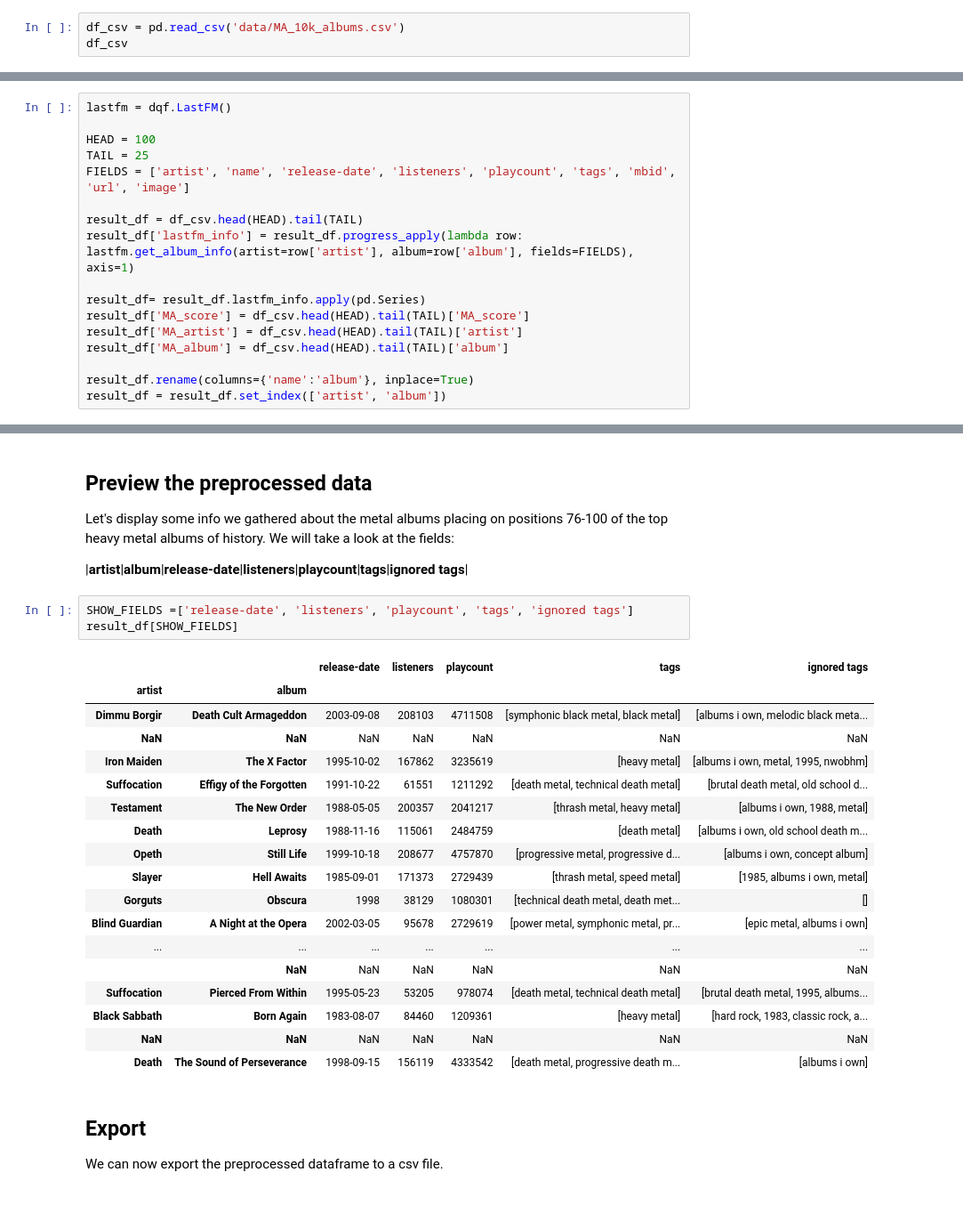
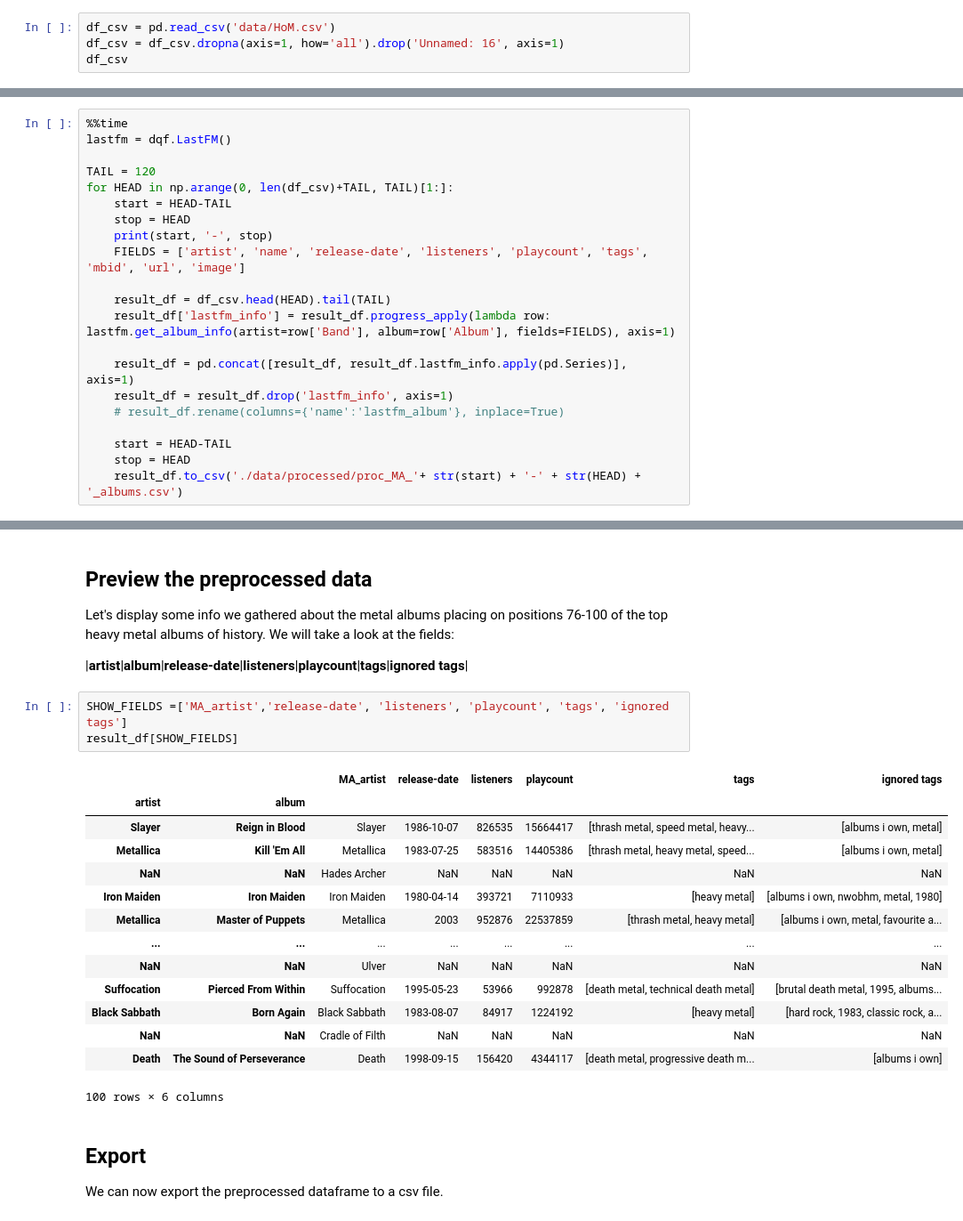
Before and after one commit to ostromann/heavy_metal_history, a Jupyter notebook: 0-preprocessing.ipynb, the cells around one changed output, grey strips where cells are left out. Shown: that part at 89% size. Drawn from its saved outputs; the diff is of its cells as text.

Commit message:
feat: Add notebook to process list of bands,

```diff
--- a/0-preprocessing.ipynb
+++ b/0-preprocessing.ipynb
@@ -23,6 +23,7 @@ __id__|__artist__|__album__|__MA_Score__|
 
 Wherte 'artist' refers to an artist's or band's name, 'album' refers to a name of an album release, and 'MA_Score' refers to the overall rating on Metal Archives.
 # %%
-df_csv = pd.read_csv('data/MA_10k_albums.csv')
+df_csv = pd.read_csv('data/HoM.csv')
+df_csv = df_csv.dropna(axis=1, how='all').drop('Unnamed: 16', axis=1)
 df_csv
 # %% [output]
@@ -47,20 +68,24 @@ For demonstration, let's preprocess the albums on position 76 to 100.
 
 *Note: Running it on the full list of 10000 albums would take a lot of time, as the APIs limit an excessive amounts of requests in a short period of time.*
 # %%
+%%time
 lastfm = dqf.LastFM()
 
-HEAD = 100
-TAIL = 25
-FIELDS = ['artist', 'name', 'release-date', 'listeners', 'playcount', 'tags', 'mbid', 'url', 'image']
+TAIL = 120
+for HEAD in np.arange(0, len(df_csv)+TAIL, TAIL)[1:]:
+    start = HEAD-TAIL
+    stop = HEAD
+    print(start, '-', stop)
+    FIELDS = ['artist', 'name', 'release-date', 'listeners', 'playcount', 'tags', 'mbid', 'url', 'image']
 
-result_df = df_csv.head(HEAD).tail(TAIL)
-result_df['lastfm_info'] = result_df.progress_apply(lambda row: lastfm.get_album_info(artist=row['artist'], album=row['album'], fields=FIELDS), axis=1)
+    result_df = df_csv.head(HEAD).tail(TAIL)
+    result_df['lastfm_info'] = result_df.progress_apply(lambda row: lastfm.get_album_info(artist=row['Band'], album=row['Album'], fields=FIELDS), axis=1)
 
-result_df= result_df.lastfm_info.apply(pd.Series)
-result_df['MA_score'] = df_csv.head(HEAD).tail(TAIL)['MA_score']
-result_df['MA_artist'] = df_csv.head(HEAD).tail(TAIL)['artist']
-result_df['MA_album'] = df_csv.head(HEAD).tail(TAIL)['album']
+    result_df = pd.concat([result_df, result_df.lastfm_info.apply(pd.Series)], axis=1)
+    result_df = result_df.drop('lastfm_info', axis=1)
+    # result_df.rename(columns={'name':'lastfm_album'}, inplace=True)
 
-result_df.rename(columns={'name':'album'}, inplace=True)
-result_df = result_df.set_index(['artist', 'album'])
+    start = HEAD-TAIL
+    stop = HEAD
+    result_df.to_csv('./data/processed/proc_MA_'+ str(start) + '-' + str(HEAD) + '_albums.csv')
 # %% [output]
@@ -73,27 +151,23 @@ We will take a look at the fields:
 
 |__artist__|__album__|__release-date__|__listeners__|__playcount__|__tags__|__ignored tags__|
 # %%
-SHOW_FIELDS =['release-date', 'listeners', 'playcount', 'tags', 'ignored tags']
+SHOW_FIELDS =['MA_artist','release-date', 'listeners', 'playcount', 'tags', 'ignored tags']
 result_df[SHOW_FIELDS]
 # %% [output]
-|  |  | release-date | listeners | playcount | tags | ignored tags |
-| artist | album |  |  |  |  |  |
-| Dimmu Borgir | Death Cult Armageddon | 2003-09-08 | 208103 | 4711508 | [symphonic black metal, black metal] | [albums i own, melodic black meta... |
-| NaN | NaN | NaN | NaN | NaN | NaN | NaN |
-| Iron Maiden | The X Factor | 1995-10-02 | 167862 | 3235619 | [heavy metal] | [albums i own, metal, 1995, nwobhm] |
-| Suffocation | Effigy of the Forgotten | 1991-10-22 | 61551 | 1211292 | [death metal, technical death metal] | [brutal death metal, old school d... |
-| Testament | The New Order | 1988-05-05 | 200357 | 2041217 | [thrash metal, heavy metal] | [albums i own, 1988, metal] |
-| Death | Leprosy | 1988-11-16 | 115061 | 2484759 | [death metal] | [albums i own, old school death m... |
-| Opeth | Still Life | 1999-10-18 | 208677 | 4757870 | [progressive metal, progressive d... | [albums i own, concept album] |
-| Slayer | Hell Awaits | 1985-09-01 | 171373 | 2729439 | [thrash metal, speed metal] | [1985, albums i own, metal] |
-| Gorguts | Obscura | 1998 | 38129 | 1080301 | [technical death metal, death met... | [] |
-| Blind Guardian | A Night at the Opera | 2002-03-05 | 95678 | 2729619 | [power metal, symphonic metal, pr... | [epic metal, albums i own] |
-| ... | ... | ... | ... | ... | ... | ... |
-|  | NaN | NaN | NaN | NaN | NaN | NaN |
-| Suffocation | Pierced From Within | 1995-05-23 | 53205 | 978074 | [death metal, technical death metal] | [brutal death metal, 1995, albums... |
-| Black Sabbath | Born Again | 1983-08-07 | 84460 | 1209361 | [heavy metal] | [hard rock, 1983, classic rock, a... |
-| NaN | NaN | NaN | NaN | NaN | NaN | NaN |
-| Death | The Sound of Perseverance | 1998-09-15 | 156119 | 4333542 | [death metal, progressive death m... | [albums i own] |
+|  |  | MA_artist | release-date | listeners | playcount | tags | ignored tags |
+| artist | album |  |  |  |  |  |  |
+| Slayer | Reign in Blood | Slayer | 1986-10-07 | 826535 | 15664417 | [thrash metal, speed metal, heavy... | [albums i own, metal] |
+| Metallica | Kill 'Em All | Metallica | 1983-07-25 | 583516 | 14405386 | [thrash metal, heavy metal, speed... | [albums i own, metal] |
+| NaN | NaN | Hades Archer | NaN | NaN | NaN | NaN | NaN |
+| Iron Maiden | Iron Maiden | Iron Maiden | 1980-04-14 | 393721 | 7110933 | [heavy metal] | [albums i own, nwobhm, metal, 1980] |
+| Metallica | Master of Puppets | Metallica | 2003 | 952876 | 22537859 | [thrash metal, heavy metal] | [albums i own, metal, favourite a... |
+| ... | ... | ... | ... | ... | ... | ... | ... |
+| NaN | NaN | Ulver | NaN | NaN | NaN | NaN | NaN |
+| Suffocation | Pierced From Within | Suffocation | 1995-05-23 | 53966 | 992878 | [death metal, technical death metal] | [brutal death metal, 1995, albums... |
+| Black Sabbath | Born Again | Black Sabbath | 1983-08-07 | 84917 | 1224192 | [heavy metal] | [hard rock, 1983, classic rock, a... |
+| NaN | NaN | Cradle of Filth | NaN | NaN | NaN | NaN | NaN |
+| Death | The Sound of Perseverance | Death | 1998-09-15 | 156420 | 4344117 | [death metal, progressive death m... | [albums i own] |
+100 rows × 6 columns
 # %% [markdown]
 ## Export
 We can now export the preprocessed dataframe to a csv file.
```
Also changed, not shown: parts of 4 cells of this notebook, 1 other file.
